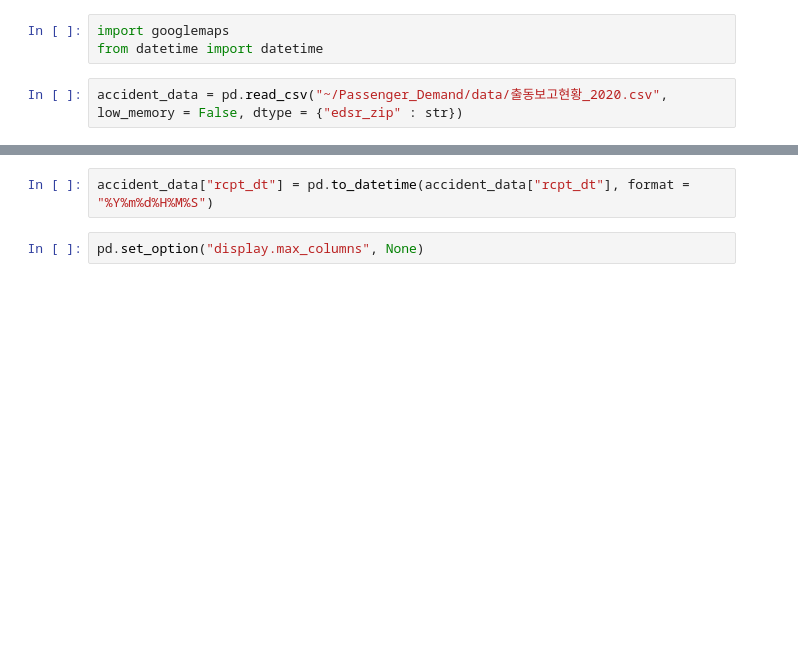
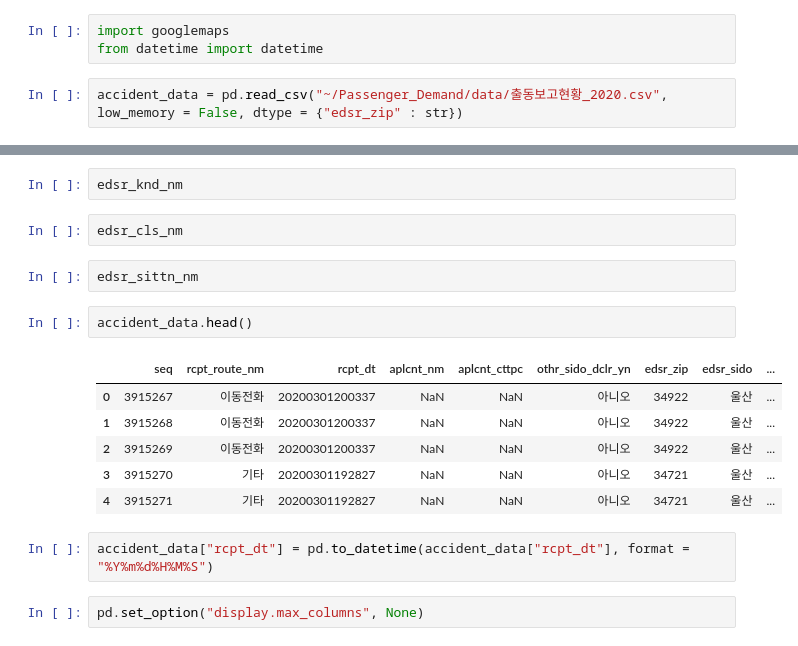
Before and after one commit to Goodmytoy/Passenger_Demand, a Jupyter notebook: model/create_data/GeoCoding.ipynb, the cells around one changed output, grey strips where cells are left out. Drawn from its saved outputs; the diff is of its cells as text; blank space fills up the shorter version.

Commit message:
Data API

```diff
--- a/model/create_data/GeoCoding.ipynb
+++ b/model/create_data/GeoCoding.ipynb
@@ -8,3 +20,18 @@ accident_data = pd.read_csv("~/Passenger_Demand/data/출동보고현황_2020.csv
+# %%
+edsr_knd_nm
+# %%
+edsr_cls_nm
+# %%
+edsr_sittn_nm
+# %%
+accident_data.head()
+# %% [output]
+|  | seq | rcpt_route_nm | rcpt_dt | aplcnt_nm | aplcnt_cttpc | othr_sido_dclr_yn | edsr_zip | edsr_sido | ... |
+| 0 | 3915267 | 이동전화 | 20200301200337 | NaN | NaN | 아니오 | 34922 | 울산 | ... |
+| 1 | 3915268 | 이동전화 | 20200301200337 | NaN | NaN | 아니오 | 34922 | 울산 | ... |
+| 2 | 3915269 | 이동전화 | 20200301200337 | NaN | NaN | 아니오 | 34922 | 울산 | ... |
+| 3 | 3915270 | 기타 | 20200301192827 | NaN | NaN | 아니오 | 34721 | 울산 | ... |
+| 4 | 3915271 | 기타 | 20200301192827 | NaN | NaN | 아니오 | 34721 | 울산 | ... |
 # %%
 accident_data["rcpt_dt"] = pd.to_datetime(accident_data["rcpt_dt"], format = "%Y%m%d%H%M%S")
 # %%
```
Also changed, not shown: parts of 2 cells of this notebook, 20 other files.
